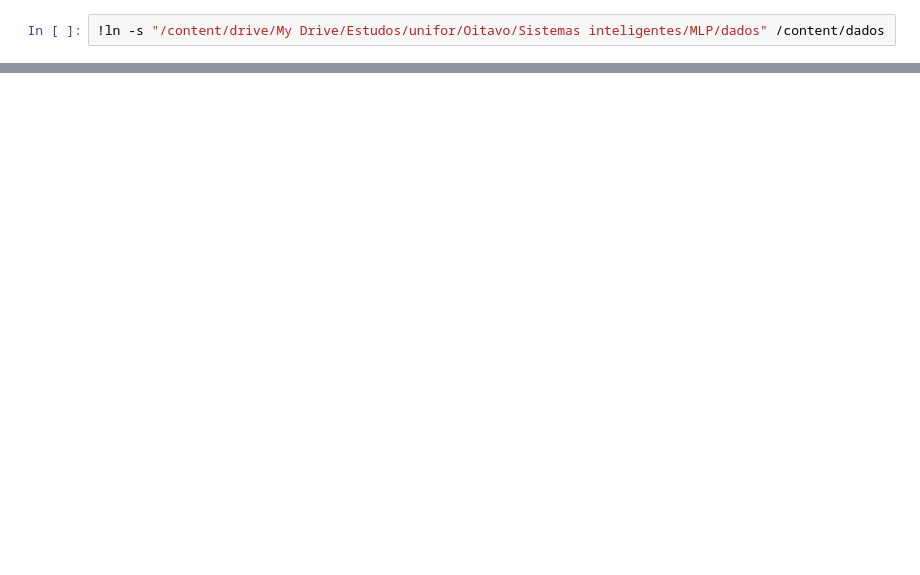
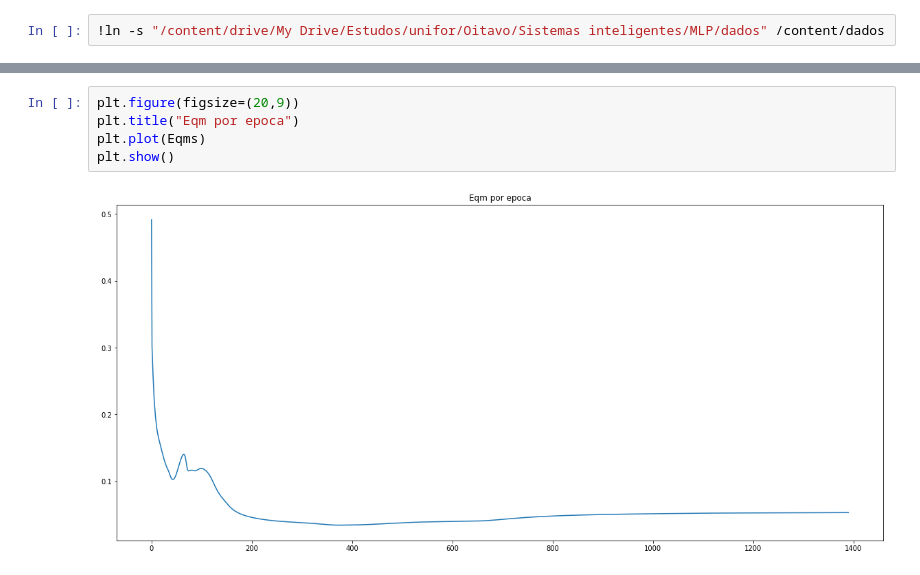
Before and after one commit to pattrickx/Sistemas_inteligentes, a Jupyter notebook: arquivos-notebooks/MLP/MLP.ipynb, the cells around one changed output, grey strips where cells are left out. Drawn from its saved outputs; the diff is of its cells as text; blank space fills up the shorter version.

```diff
--- a/arquivos-notebooks/MLP/MLP.ipynb
+++ b/arquivos-notebooks/MLP/MLP.ipynb
@@ -74,0 +192,7 @@ dados = pd.read_csv("dados/")
+# %%
+plt.figure(figsize=(20,9))
+plt.title("Eqm por epoca")
+plt.plot(Eqms)
+plt.show()
+# %% [output]
+[figure, added]
```
Also changed, not shown: parts of 10 cells of this notebook, 7 other files.
